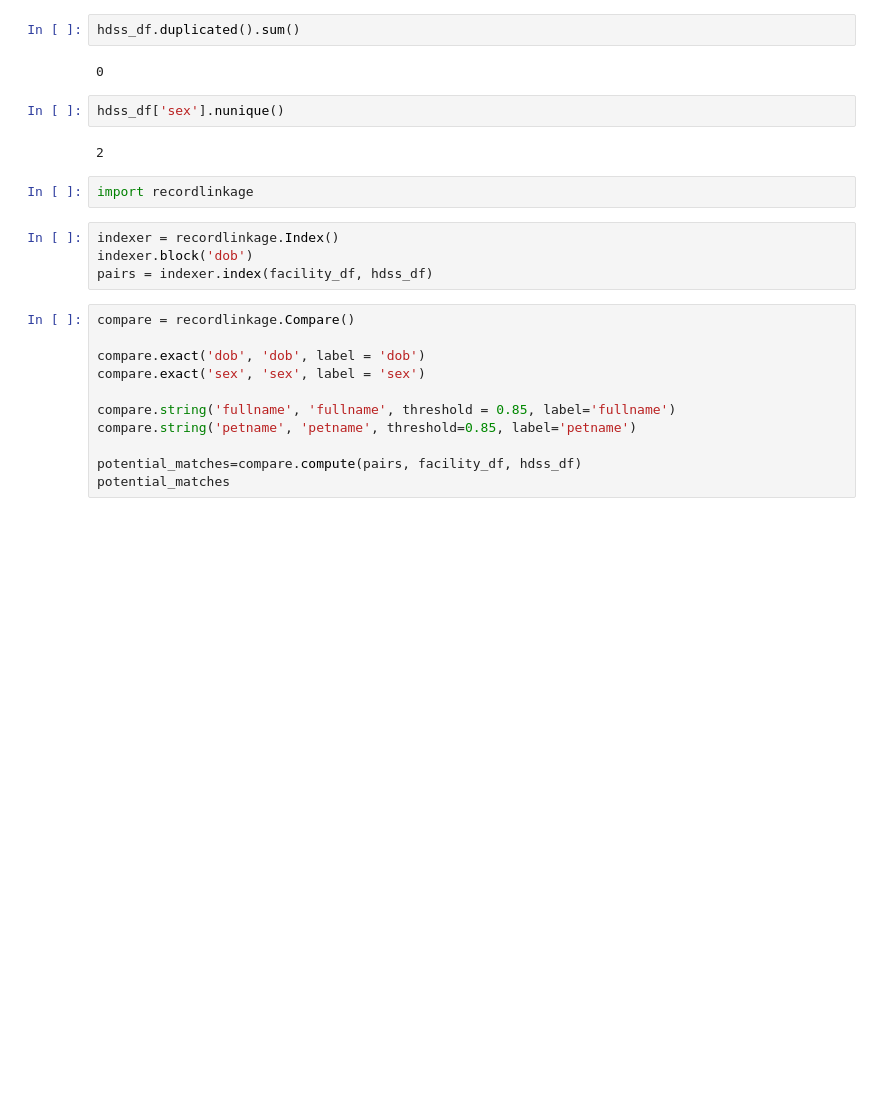
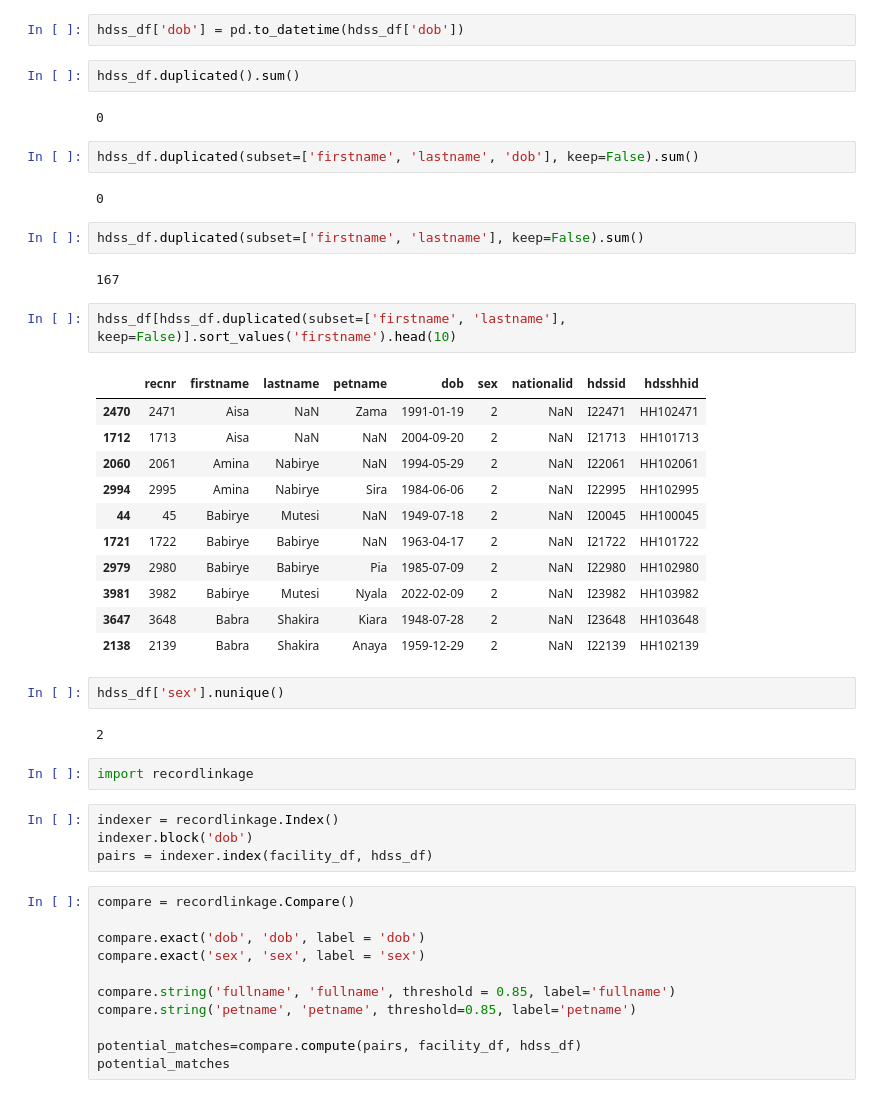
Before and after one commit to Guylord/Record-Linkage-tool-APHRC-DSE-Inspire-Hackathon-2024-, a Jupyter notebook: APHRC_DSE_Insprire_Hackathon_2024.ipynb, the cells around one changed output. Cells and saved outputs as stored; diff of their text form; blank space fills up the shorter version.

```diff
--- a/APHRC_DSE_Insprire_Hackathon_2024.ipynb
+++ b/APHRC_DSE_Insprire_Hackathon_2024.ipynb
@@ -128,10 +112,34 @@ hdss_df.head()
 # %%
 for column in hdss_df.select_dtypes('object').columns:
   hdss_df[column] = hdss_df[column].str.strip()
+# %%
+hdss_df['dob'] = pd.to_datetime(hdss_df['dob'])
 # %%
 hdss_df.duplicated().sum()
 # %% [output]
 0
+# %%
+hdss_df.duplicated(subset=['firstname', 'lastname', 'dob'], keep=False).sum()
+# %% [output]
+0
+# %%
+hdss_df.duplicated(subset=['firstname', 'lastname'], keep=False).sum()
+# %% [output]
+167
+# %%
+hdss_df[hdss_df.duplicated(subset=['firstname', 'lastname'], keep=False)].sort_values('firstname').head(10)
+# %% [output]
+|  | recnr | firstname | lastname | petname | dob | sex | nationalid | hdssid | hdsshhid |
+| 2470 | 2471 | Aisa | NaN | Zama | 1991-01-19 | 2 | NaN | I22471 | HH102471 |
+| 1712 | 1713 | Aisa | NaN | NaN | 2004-09-20 | 2 | NaN | I21713 | HH101713 |
+| 2060 | 2061 | Amina | Nabirye | NaN | 1994-05-29 | 2 | NaN | I22061 | HH102061 |
+| 2994 | 2995 | Amina | Nabirye | Sira | 1984-06-06 | 2 | NaN | I22995 | HH102995 |
+| 44 | 45 | Babirye | Mutesi | NaN | 1949-07-18 | 2 | NaN | I20045 | HH100045 |
+| 1721 | 1722 | Babirye | Babirye | NaN | 1963-04-17 | 2 | NaN | I21722 | HH101722 |
+| 2979 | 2980 | Babirye | Babirye | Pia | 1985-07-09 | 2 | NaN | I22980 | HH102980 |
+| 3981 | 3982 | Babirye | Mutesi | Nyala | 2022-02-09 | 2 | NaN | I23982 | HH103982 |
+| 3647 | 3648 | Babra | Shakira | Kiara | 1948-07-28 | 2 | NaN | I23648 | HH103648 |
+| 2138 | 2139 | Babra | Shakira | Anaya | 1959-12-29 | 2 | NaN | I22139 | HH102139 |
 # %%
 hdss_df['sex'].nunique()
 # %% [output]
```
Also changed, not shown: parts of 5 cells of this notebook.
